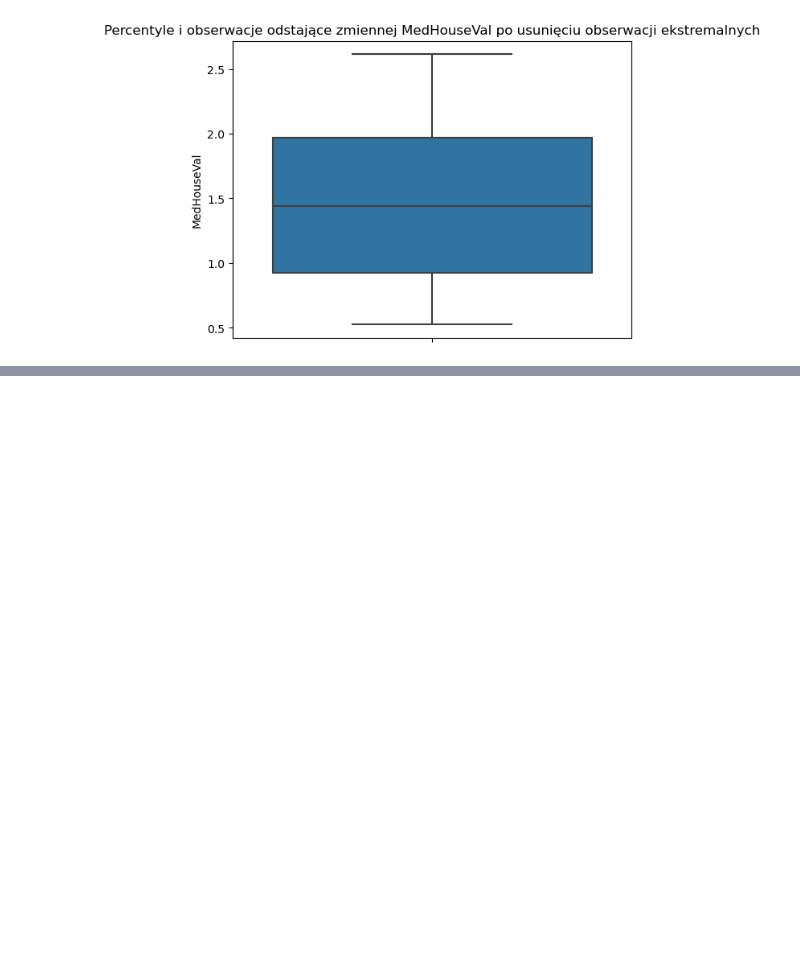
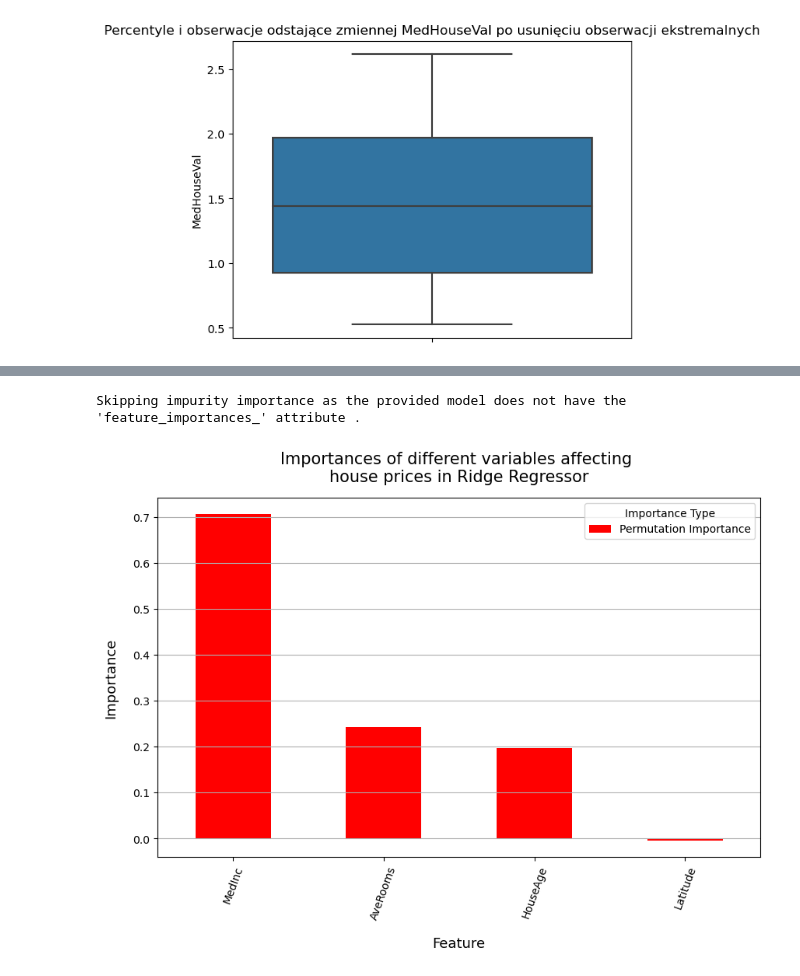
Before and after one commit to KCristopher/zaaw_tech_ml_ai, a Jupyter notebook: L1L2.ipynb, the cells around one changed output, grey strips where cells are left out. Saved outputs shown, nothing was run; the diff lists cells and outputs as text; code cells hidden in the pictures; blank space fills up the shorter version.

Commit message:
models on raw data

```diff
--- a/L1L2.ipynb
+++ b/L1L2.ipynb
@@ -490,0 +659,10 @@ trainset.corr().round(2)
+# %%
+rf_grid = {
+     'n_estimators': [100, 200, 300, 400],
+     'max_features': ['auto', 'sqrt', 'log2'],
+     'max_depth': [None, 3, 5, 10, 20, 30 ],
+     'min_samples_split': [2, 5, 10, 20, 40],
+     'min_samples_leaf': [2, 4, 16, 64]
+ }
+
+ridge_grid = { 'alpha' :  list(np.linspace(0.01, 2, 200)) }
@@ -490,0 +674,6 @@ trainset.corr().round(2)
+# %%
+ridge_estimator, ridge_score, ridge_params = perform_randomized_grid_search(X_train, y_train, Ridge(), ridge_grid, scoring = "neg_mean_absolute_error", n_iter = 75)
+
+print("Best Estimator:", ridge_estimator, "\n")
+print("Best Score:", ridge_score, "\n")
+print("Best Parameters:", ridge_params, "\n")
@@ -490,0 +831,5 @@ trainset.corr().round(2)
+# %%
+feature_importance( ridge_estimator, X_train.columns, '\nhouse prices in Ridge Regressor', perm_imp = True, X_val = X_test, y_val = y_test, n = 5 )
+# %% [output]
+Skipping impurity importance as the provided model does not have the 'feature_importances_' attribute .
+[figure, added]
```
Also changed, not shown: parts of 30 cells of this notebook.
